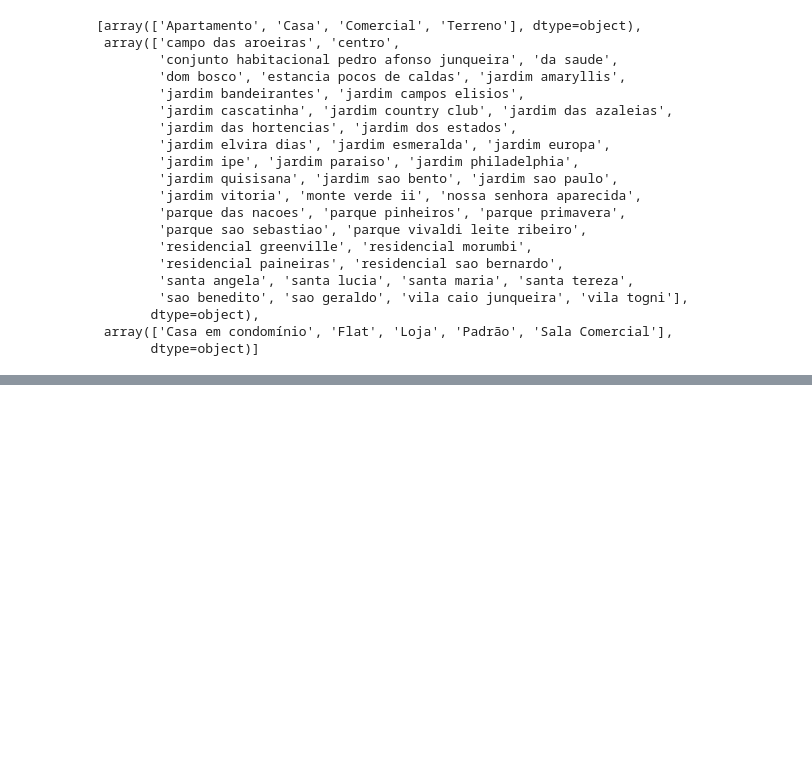
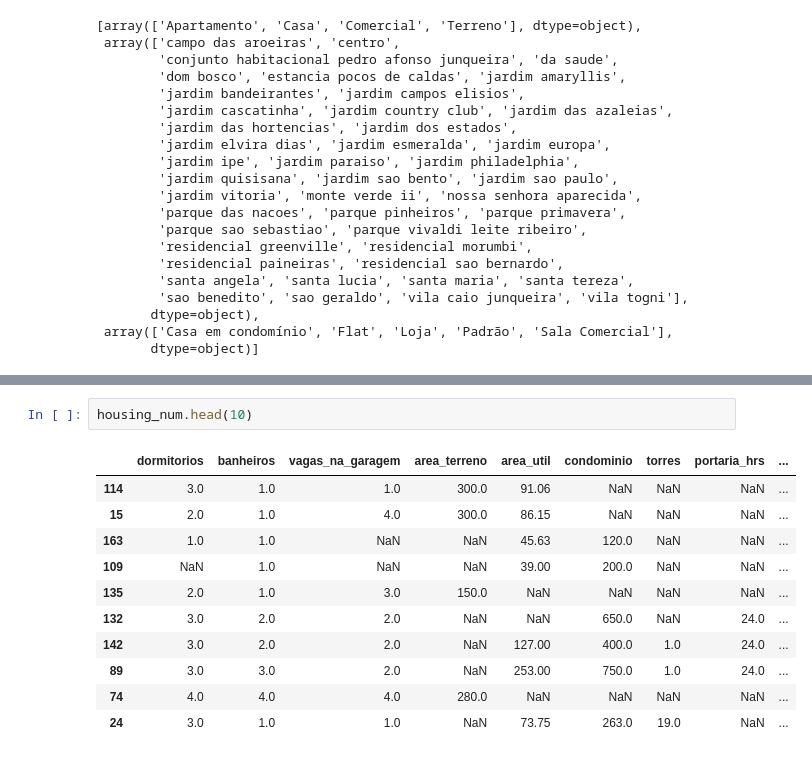
Before and after one commit to RogerSchwartz/preditor-pre-o-de-casas-po-o-de-caldas, a Jupyter notebook: preditor_preço_de_casas_poço_de_caldas.ipynb, the cells around one changed output, grey strips where cells are left out. Saved outputs shown, nothing was run; the diff lists cells and outputs as text; blank space fills up the shorter version.

```diff
--- a/preditor_preço_de_casas_poço_de_caldas.ipynb
+++ b/preditor_preço_de_casas_poço_de_caldas.ipynb
@@ -353,0 +364,14 @@ NameError: ignored
+# %%
+housing_num.head(10)
+# %% [output]
+|  | dormitorios | banheiros | vagas_na_garagem | area_terreno | area_util | condominio | torres | portaria_hrs | ... |
+| 114 | 3.0 | 1.0 | 1.0 | 300.0 | 91.06 | NaN | NaN | NaN | ... |
+| 15 | 2.0 | 1.0 | 4.0 | 300.0 | 86.15 | NaN | NaN | NaN | ... |
+| 163 | 1.0 | 1.0 | NaN | NaN | 45.63 | 120.0 | NaN | NaN | ... |
+| 109 | NaN | 1.0 | NaN | NaN | 39.00 | 200.0 | NaN | NaN | ... |
+| 135 | 2.0 | 1.0 | 3.0 | 150.0 | NaN | NaN | NaN | NaN | ... |
+| 132 | 3.0 | 2.0 | 2.0 | NaN | NaN | 650.0 | NaN | 24.0 | ... |
+| 142 | 3.0 | 2.0 | 2.0 | NaN | 127.00 | 400.0 | 1.0 | 24.0 | ... |
+| 89 | 3.0 | 3.0 | 2.0 | NaN | 253.00 | 750.0 | 1.0 | 24.0 | ... |
+| 74 | 4.0 | 4.0 | 4.0 | 280.0 | NaN | NaN | NaN | NaN | ... |
+| 24 | 3.0 | 1.0 | 1.0 | NaN | 73.75 | 263.0 | 19.0 | NaN | ... |
```
Also changed, not shown: parts of 21 cells of this notebook.
